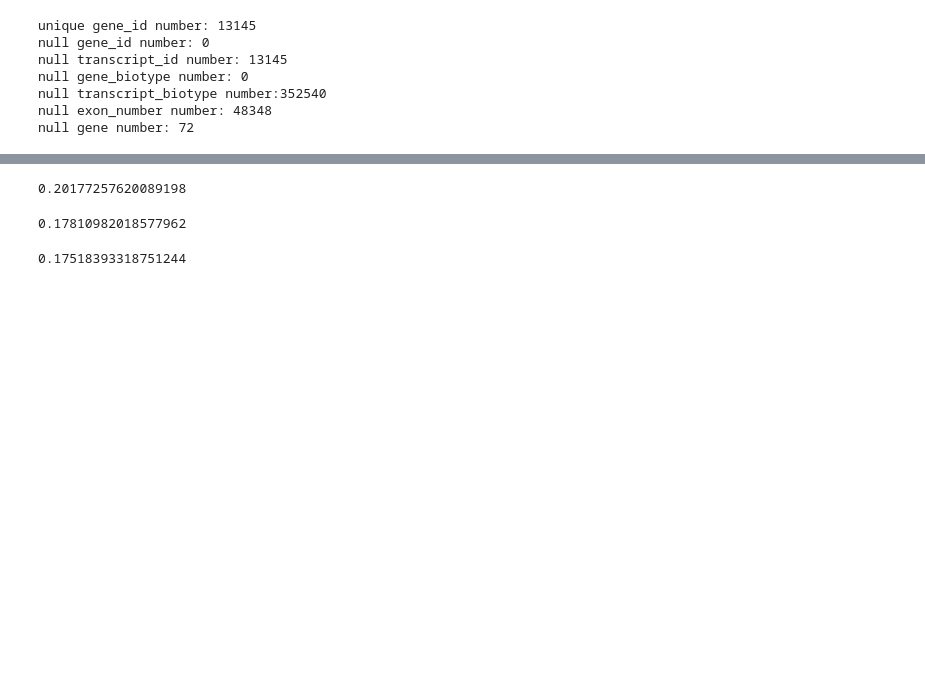
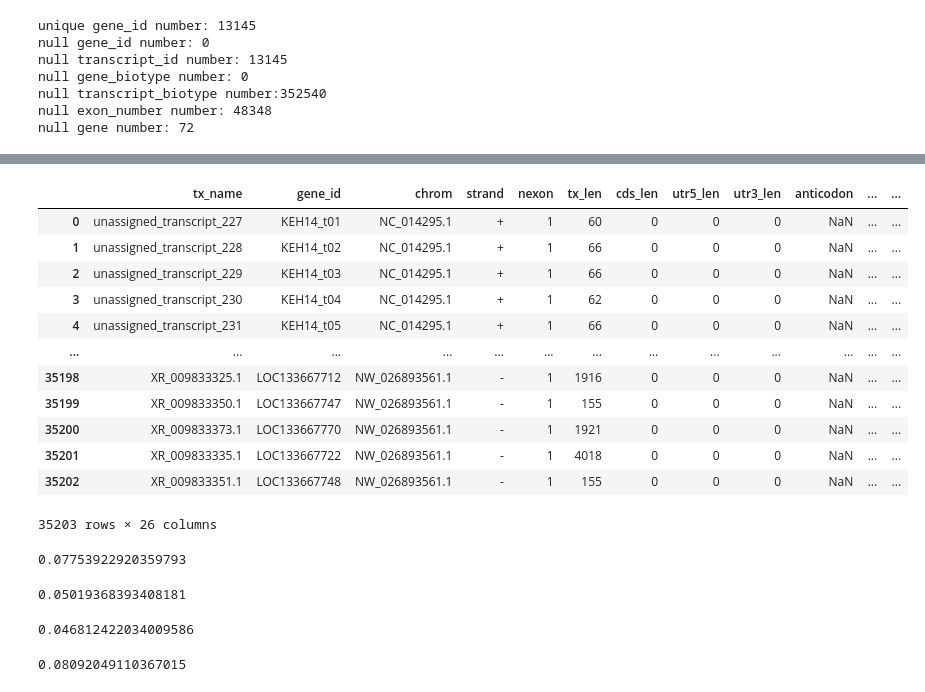
Before and after one commit to zliu90693/fastq2matrix, a Jupyter notebook: Acer/ref-inspection.ipynb, the cells around one changed output, grey strips where cells are left out. Cells and saved outputs as stored; diff of their text form; code cells hidden in the pictures; blank space fills up the shorter version.

```diff
--- a/Acer/ref-inspection.ipynb
+++ b/Acer/ref-inspection.ipynb
@@ -335,18 +277,48 @@ CalledProcessError: Command 'b'\ngppy txinfo -g "./ref/GCF_029169275.1_AcerK_1.0
+# %%
+import pandas as pd
+
+Acer_txinfo = pd.read_csv("./metadata/Acer_txinfo.tsv", sep="\t")
+Acer_txinfo
+# %% [output]
+|  | tx_name | gene_id | chrom | strand | nexon | tx_len | cds_len | utr5_len | utr3_len | anticodon | ... | ... |
+| 0 | unassigned_transcript_227 | KEH14_t01 | NC_014295.1 | + | 1 | 60 | 0 | 0 | 0 | NaN | ... | ... |
+| 1 | unassigned_transcript_228 | KEH14_t02 | NC_014295.1 | + | 1 | 66 | 0 | 0 | 0 | NaN | ... | ... |
+| 2 | unassigned_transcript_229 | KEH14_t03 | NC_014295.1 | + | 1 | 66 | 0 | 0 | 0 | NaN | ... | ... |
+| 3 | unassigned_transcript_230 | KEH14_t04 | NC_014295.1 | + | 1 | 62 | 0 | 0 | 0 | NaN | ... | ... |
+| 4 | unassigned_transcript_231 | KEH14_t05 | NC_014295.1 | + | 1 | 66 | 0 | 0 | 0 | NaN | ... | ... |
+| ... | ... | ... | ... | ... | ... | ... | ... | ... | ... | ... | ... | ... |
+| 35198 | XR_009833325.1 | LOC133667712 | NW_026893561.1 | - | 1 | 1916 | 0 | 0 | 0 | NaN | ... | ... |
+| 35199 | XR_009833350.1 | LOC133667747 | NW_026893561.1 | - | 1 | 155 | 0 | 0 | 0 | NaN | ... | ... |
+| 35200 | XR_009833373.1 | LOC133667770 | NW_026893561.1 | - | 1 | 1921 | 0 | 0 | 0 | NaN | ... | ... |
+| 35201 | XR_009833335.1 | LOC133667722 | NW_026893561.1 | - | 1 | 4018 | 0 | 0 | 0 | NaN | ... | ... |
+| 35202 | XR_009833351.1 | LOC133667748 | NW_026893561.1 | - | 1 | 155 | 0 | 0 | 0 | NaN | ... | ... |
+35203 rows × 26 columns
 # %%
-utr5_missing = (Acer_info["utr5_len"] == 0).mean()
-
+utr5_missing = ((Acer_txinfo["utr5_len"] == 0) &
+                (Acer_txinfo["gene_biotype"] == 'protein_coding')).sum() / \
+               (Acer_txinfo["gene_biotype"] == 'protein_coding').sum()
 print(utr5_missing)
 # %% [output]
-0.20177257620089198
+0.07753922920359793
 # %%
-utr3_missing = (Acer_info["utr3_len"] == 0).mean()
-
+utr3_missing = ((Acer_txinfo["utr3_len"] == 0) &
+                (Acer_txinfo["gene_biotype"] == 'protein_coding')).sum() / \
+               (Acer_txinfo["gene_biotype"] == 'protein_coding').sum()
 print(utr3_missing)
 # %% [output]
-0.17810982018577962
+0.05019368393408181
-# %%
-both_missing = ((Acer_info["utr5_len"] == 0) & (Acer_info["utr3_len"] == 0)).mean()
-
-print(both_missing)
-# %% [output]
-0.17518393318751244
+# %%
+both_missing = ((Acer_txinfo["utr3_len"] == 0) &
+                (Acer_txinfo["utr5_len"] == 0) &
+                (Acer_txinfo["gene_biotype"] == 'protein_coding')).sum() / \
+               (Acer_txinfo["gene_biotype"] == 'protein_coding').sum()
+print(both_missing)
+# %% [output]
+0.046812422034009586
+# %%
+either_missing = (((Acer_txinfo["utr3_len"] == 0) | (Acer_txinfo["utr5_len"] == 0)) & # 注意!! 必须将 | 括起来, 因为 & 的优先级比 | 大
+                (Acer_txinfo["gene_biotype"] == 'protein_coding')).sum() / \
+               (Acer_txinfo["gene_biotype"] == 'protein_coding').sum()
+print(either_missing)
+# %% [output]
+0.08092049110367015
```
Also changed, not shown: parts of 18 cells of this notebook, 2 other files.
